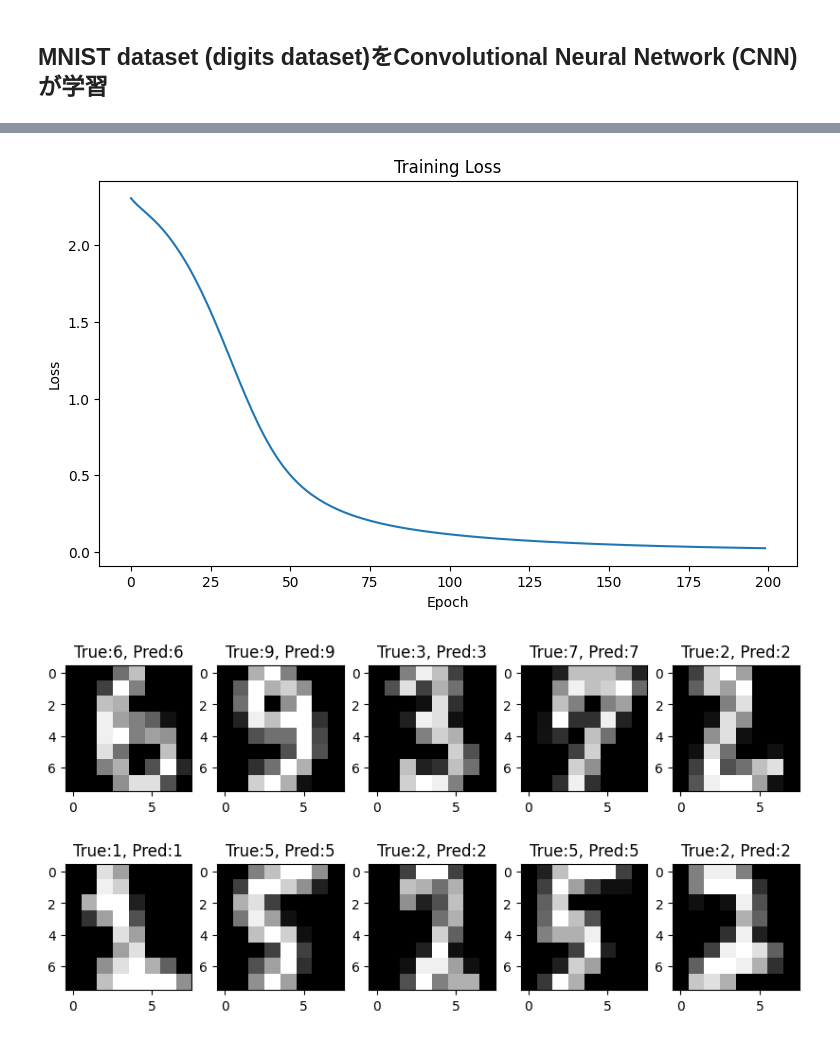
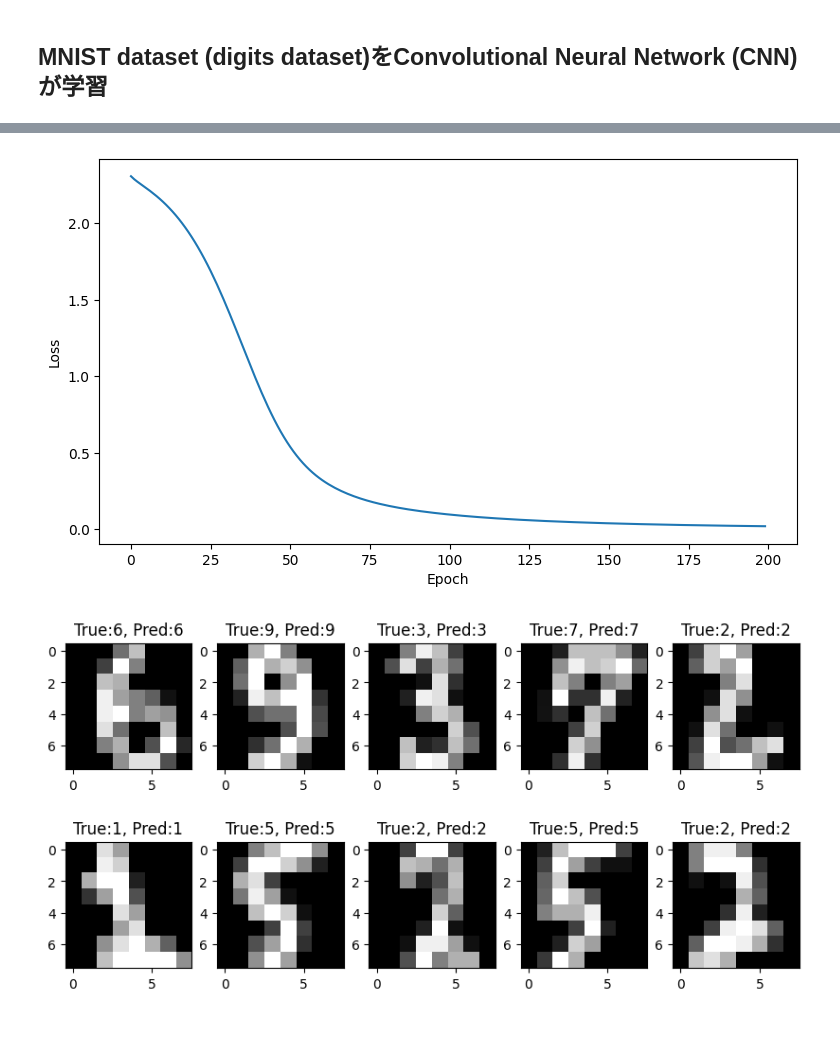
Before and after one commit to matsunagalab/lecture_ML, a Jupyter notebook: machine_learning_12.ipynb, the cells around one changed output, grey strips where cells are left out. Drawn from its saved outputs; the diff is of its cells as text; code cells hidden in the pictures.

```diff
--- a/machine_learning_12.ipynb
+++ b/machine_learning_12.ipynb
@@ -82,7 +82,6 @@ print('Accuracy: {:.2f} %'.format(correct / len(test_labels) * 100))
 # Plot the loss during training
 plt.figure(figsize=(9,5))
 plt.plot(losses)
-plt.title("Training Loss")
 plt.xlabel("Epoch")
 plt.ylabel("Loss")
 plt.show()
@@ -114,3 +113,3 @@ Epoch: 190, Loss: 0.027212362736463547
 Accuracy: 99.17 %
-[figure, old version]
+[figure, new version]
 [figure]
```
Also changed, not shown: parts of 1 cell of this notebook.
